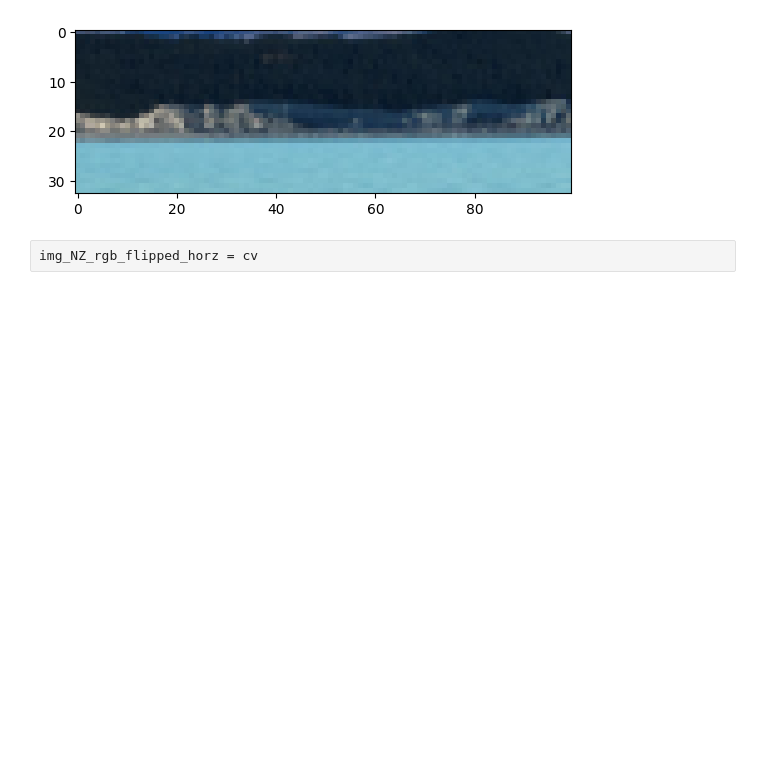
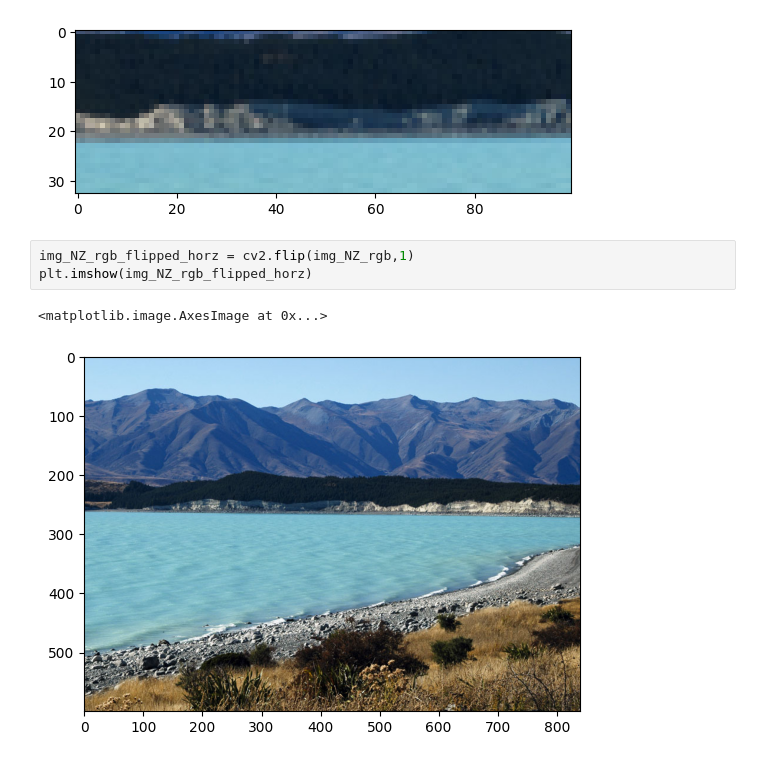
Before and after one commit to Thiyophin/Computer_Vision, a Jupyter notebook: Basic_image_manipulation.ipynb, the cells around one changed output. Cells and saved outputs as stored; diff of their text form; blank space fills up the shorter version.

```diff
--- a/Basic_image_manipulation.ipynb
+++ b/Basic_image_manipulation.ipynb
@@ -121,4 +121,8 @@ plt.imshow(resized_cropped_region)
 <matplotlib.image.AxesImage at 0x...>
 [figure]
 # %%
-img_NZ_rgb_flipped_horz = cv
+img_NZ_rgb_flipped_horz = cv2.flip(img_NZ_rgb,1)
+plt.imshow(img_NZ_rgb_flipped_horz)
+# %% [output]
+<matplotlib.image.AxesImage at 0x...>
+[figure, added]
```
Also changed, not shown: parts of 2 cells of this notebook, 1 other file.
